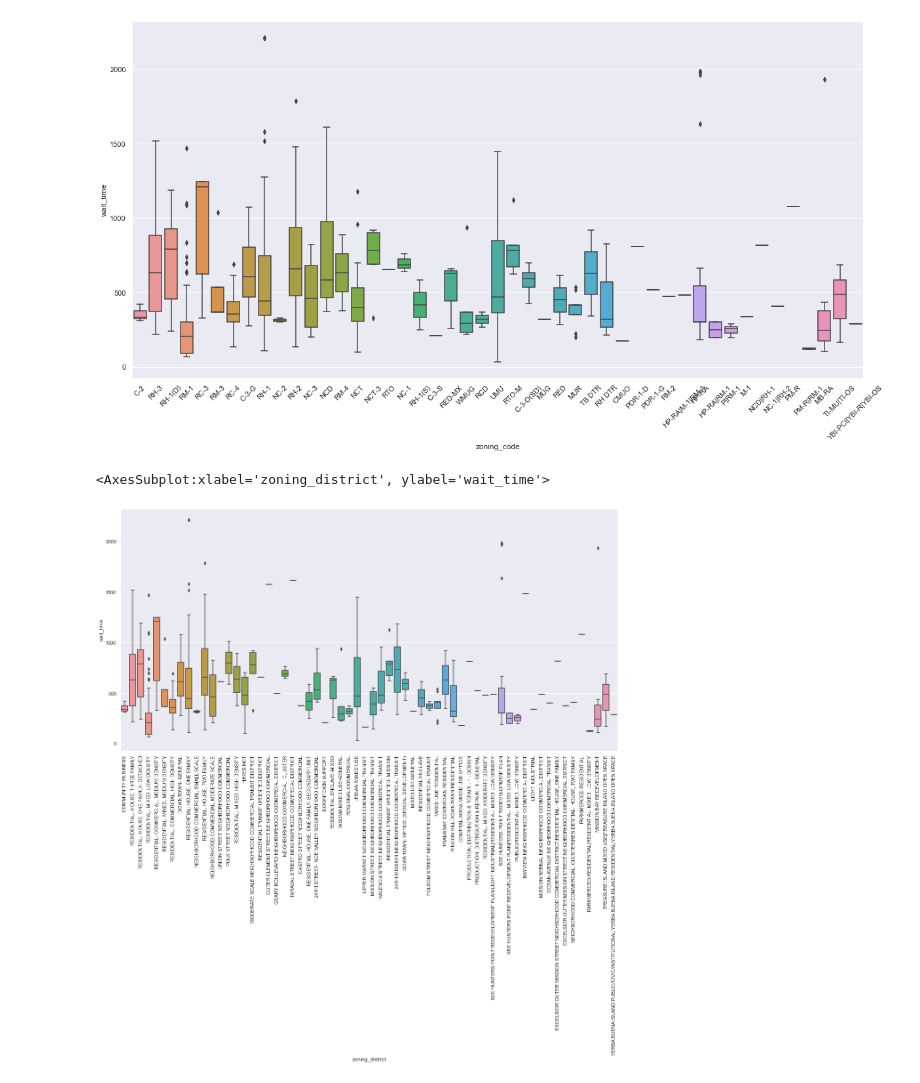
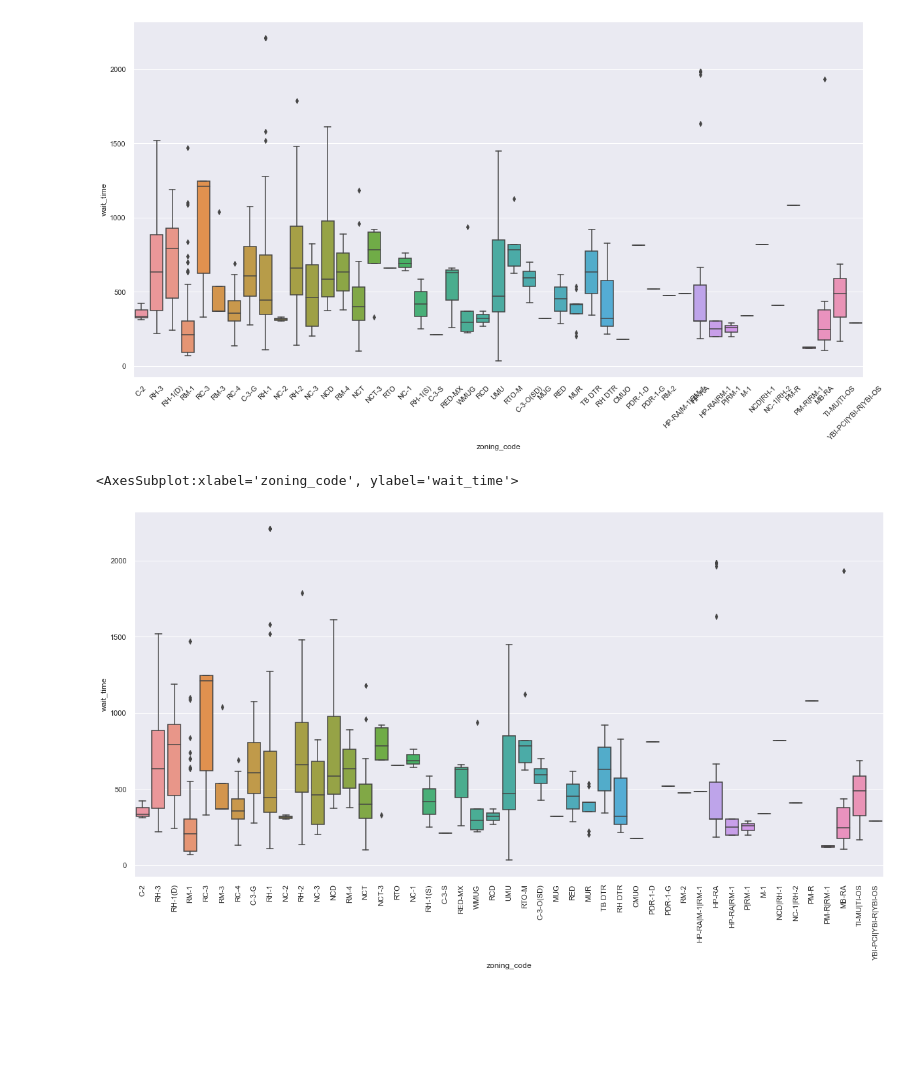
Before and after one commit to rohanskalyani/sfpermittimes, a Jupyter notebook: PUI Mastersheet.ipynb, the cells around one changed output. Cells and saved outputs as stored; diff of their text form; code cells hidden in the pictures; blank space fills up the shorter version.

```diff
--- a/PUI Mastersheet.ipynb
+++ b/PUI Mastersheet.ipynb
@@ -53,5 +38,7 @@ Master_merge['Number of Rooms'].count()
 # %%
-Regression_Table = Master_merge[['wait_time','zoning_code','Number of Rooms','Property Area','Total Taxable Value','revised_cost','site_permit','plansets','estimated_cost', 'proposed_units','number_of_proposed_stories','year']]
+Regression_Table = census_merge[['wait_time','zoning_code','Number of Rooms','Property Area',
+                                 'Total Taxable Value','revised_cost','site_permit','estimated_cost',
+                                 'proposed_units','number_of_proposed_stories','year', 'Median household income']]
 # %%
 Regression_Table.describe()
 # %% [output]
@@ -117,10 +101,10 @@ sns.boxplot(y='wait_time',x='zoning_code',data=Regression_Table)
 # %%
 sns.set(rc = {'figure.figsize':(20,10)})
 plt.xticks(rotation=90)
-sns.boxplot(y='wait_time',x='zoning_district',data=Regression_Table)
+sns.boxplot(y='wait_time',x='zoning_code',data=Regression_Table)
 # %% [output]
-<AxesSubplot:xlabel='zoning_district', ylabel='wait_time'>
+<AxesSubplot:xlabel='zoning_code', ylabel='wait_time'>
-[figure, old version]
+[figure, new version]
 # %%
 Regression_Table_wDummies = pd.get_dummies(data=Regression_Table, drop_first=True)
 Regression_Table_wDummies.isna().sum()
```
Also changed, not shown: parts of 20 cells of this notebook, 2 other files.
